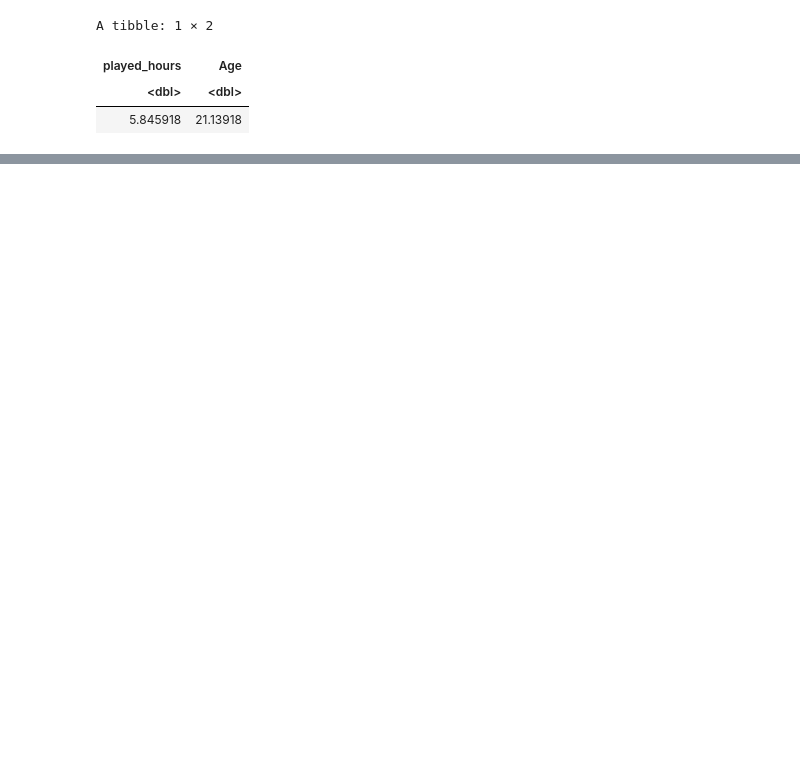
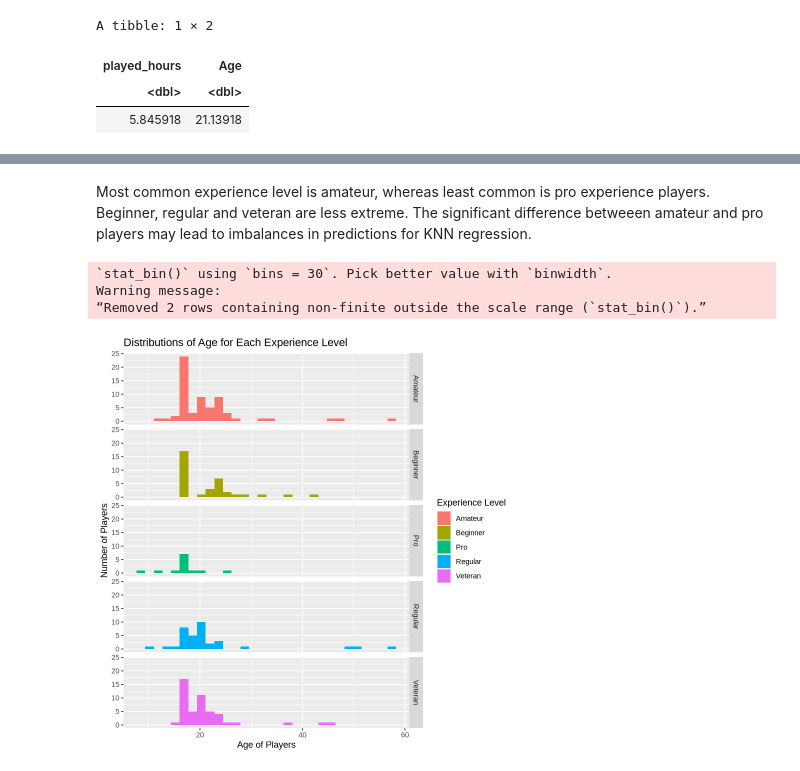
Before and after one commit to awong83/dsci100-individual-project, a Jupyter notebook: projectplanningind.ipynb, the cells around one changed output, grey strips where cells are left out. Cells and saved outputs as stored; diff of their text form; code cells hidden in the pictures; blank space fills up the shorter version.

```diff
--- a/projectplanningind.ipynb
+++ b/projectplanningind.ipynb
@@ -114,0 +133,25 @@ A tibble: 1 × 2
+# %% [markdown]
+Most common experience level is amateur, whereas least common is pro experience players. Beginner, regular and veteran are less extreme. The significant difference betweeen amateur and pro players may lead to imbalances in predictions for KNN regression.
+# %%
+#2) distribution plot of age by experience
+
+experience_age_grouped <- player_data |>
+    group_by(Age)
+
+experience_hours_grouped <- player_data |>
+    group_by(played_hours)
+
+age_experience <- experience_age_grouped |>
+    ggplot(aes(x = Age, fill = experience)) +
+    geom_histogram() +
+    facet_grid(rows = vars(experience)) +
+    labs(x = "Age of Players",
+         y = "Number of Players",
+         fill = "Experience Level",
+         title = "Distributions of Age for Each Experience Level")
+age_experience
+# %% [output]
+`stat_bin()` using `bins = 30`. Pick better value with `binwidth`.
+Warning message:
+“Removed 2 rows containing non-finite outside the scale range (`stat_bin()`).”
+[figure, added]
```
Also changed, not shown: parts of 8 cells of this notebook.
